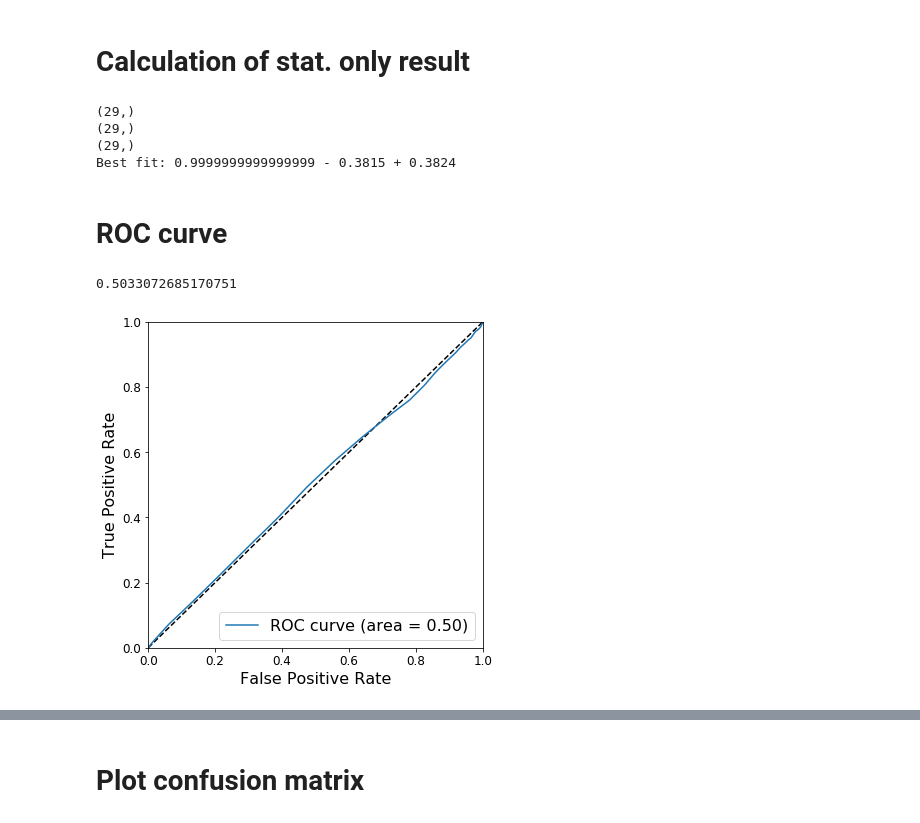
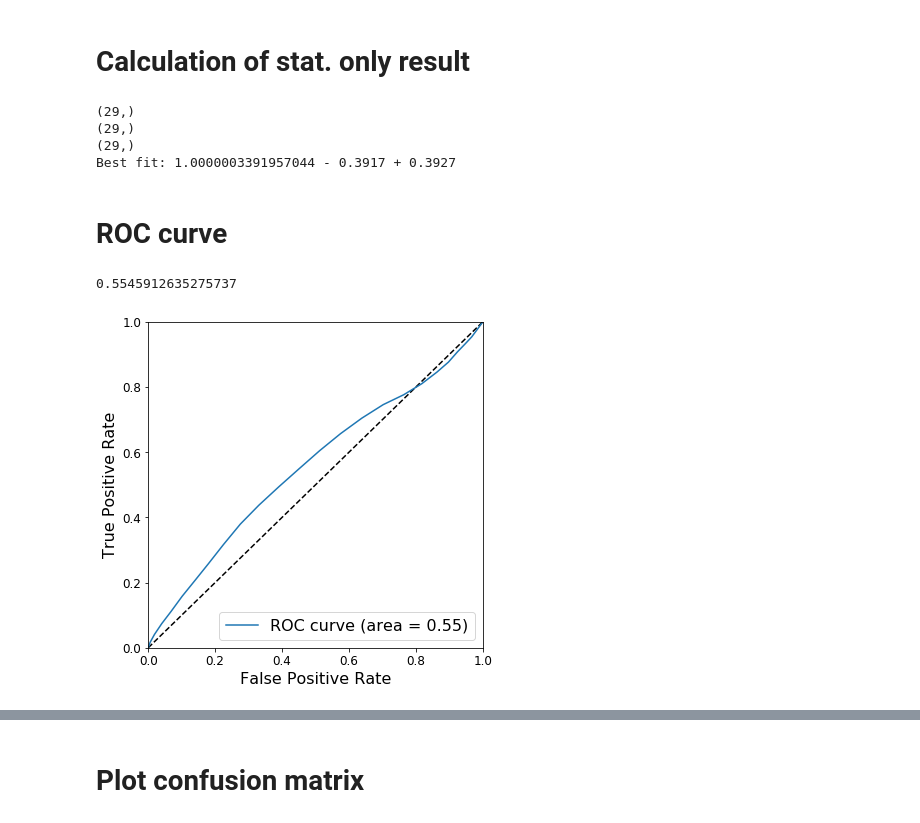
Before and after one commit to mmeinhard/hepaccelerate, a Jupyter notebook: EvaluateResults.ipynb, the cells around one changed output, grey strips where cells are left out. Cells and saved outputs as stored; diff of their text form; code cells hidden in the pictures.

```diff
--- a/EvaluateResults.ipynb
+++ b/EvaluateResults.ipynb
@@ -216,5 +219,7 @@ def plot_histogram(var, processes, mc, data, cat, normalize=False):
 # %%
 cat = "sl_jge4_tge3"
 for var in var_names.keys():
+    plot_histogram(var, processes, mc, None, cat)
+for var in ["njets", "leading_jet_pt"]:
     plot_histogram(var, processes, mc, data, cat)
 # %% [output]
@@ -224,6 +232,8 @@ KeyError: 'hist_data_sl_jge4_tge3_DNN'
 # %%
-cat = "sl_jge4_tge3"
+cat = ["sl_jge4_tge3"]
 for var in ["DNN"]:
-    for p in processes[1:]:
-        plot_histogram(var, ["ttHTobb", p], mc, None, cat, True)
+    for c in cat:
+        for p in ["ttHTobb", "ttbb", "ttlf", "tt2b", "ttb", "ttcc"]:
+            print(c, p)
+            plot_histogram(var, ["ttHTobb", p], mc, None, c, True)
 # %% [output]
@@ -292,18 +309,18 @@ def stat_fit(data, var, processes, cat):
     print("Best fit:", res.x[0], "-", round(down[0], 4), "+", round(up[0], 4))
 # %%
 cat = "sl_jge4_tge3"
-stat_fit(mc, "DNN", processes, cat)
+stat_fit(mc, "DNN_zoom", processes, cat)
 # %% [output]
 (29,)
 (29,)
 (29,)
-Best fit: 0.9999999999999999 - 0.3815 + 0.3824
+Best fit: 1.0000003391957044 - 0.3917 + 0.3927
 # %% [markdown]
 # ROC curve
 # %%
 def ROC(data, processes, cat, var):
 
-    sigs = ["ttHTobb", "ttHToNonbb"]
+    sigs = ["ttHTobb"]
     for p in sigs:
         if sigs.index(p) == 0:
             sig_tot = data["hist_" + p + "_" + cat + "_" + var]["contents"]
@@ -311,7 +328,7 @@ def ROC(data, processes, cat, var):
             sig_tot = [x + y for x, y in zip(sig_tot, data["hist_" + p + "_" + cat + "_" + var]["contents"])]
     sig = np.asarray(sig_tot)
 
-    bkgs = ["ttlf", "ttcc", "ttb", "tt2b", "ttbb"]
+    bkgs = ["ttbb"]
     for p in bkgs:
         if bkgs.index(p) == 0:
             bkg_tot = data["hist_" + p + "_" + cat + "_" + var]["contents"]
@@ -343,11 +360,11 @@ def ROC(data, processes, cat, var):
 
     return roc_auc
 # %%
-cat = "sl_jge6_t3"
-ROC(mc, processes, cat, "DNN")
+cat = "sl_jge6_tge4"
+ROC(mc, processes, cat, "DNN_zoom")
 # %% [output]
-0.5033072685170751
+0.5545912635275737
-[figure, old version]
+[figure, new version]
 # %%
 roc = 0
 for p in ["ttH", "ttbb", "tt2b", "ttb", "ttcc", "ttlf"]:
```
Also changed, not shown: parts of 9 cells of this notebook, 21 other files.
